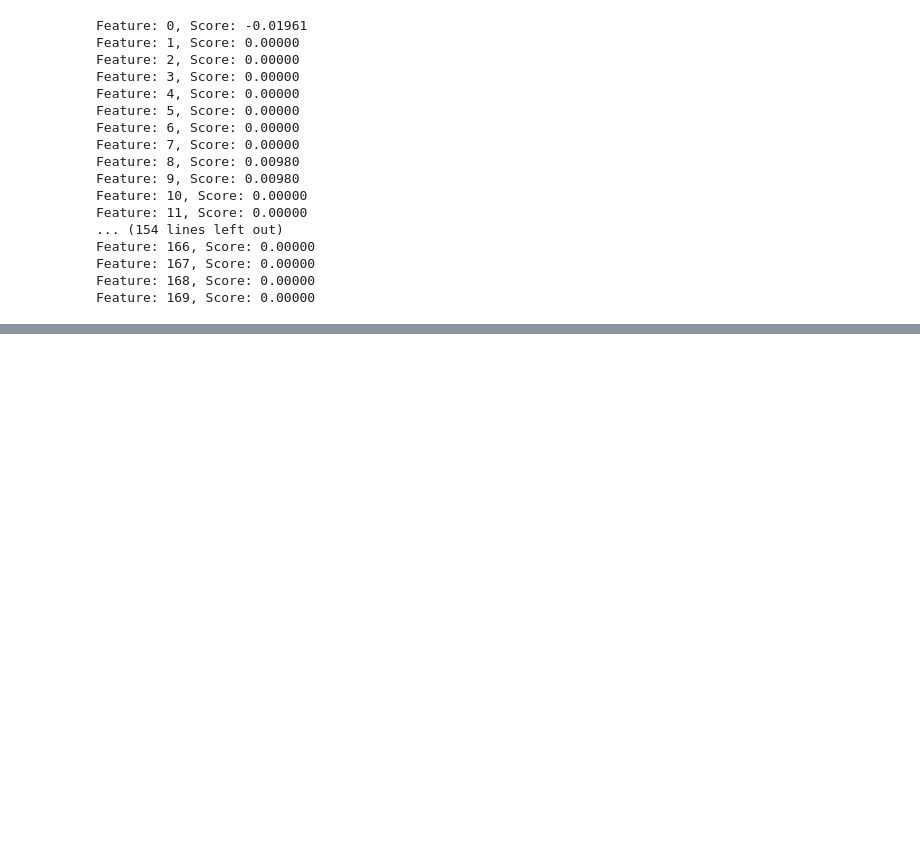
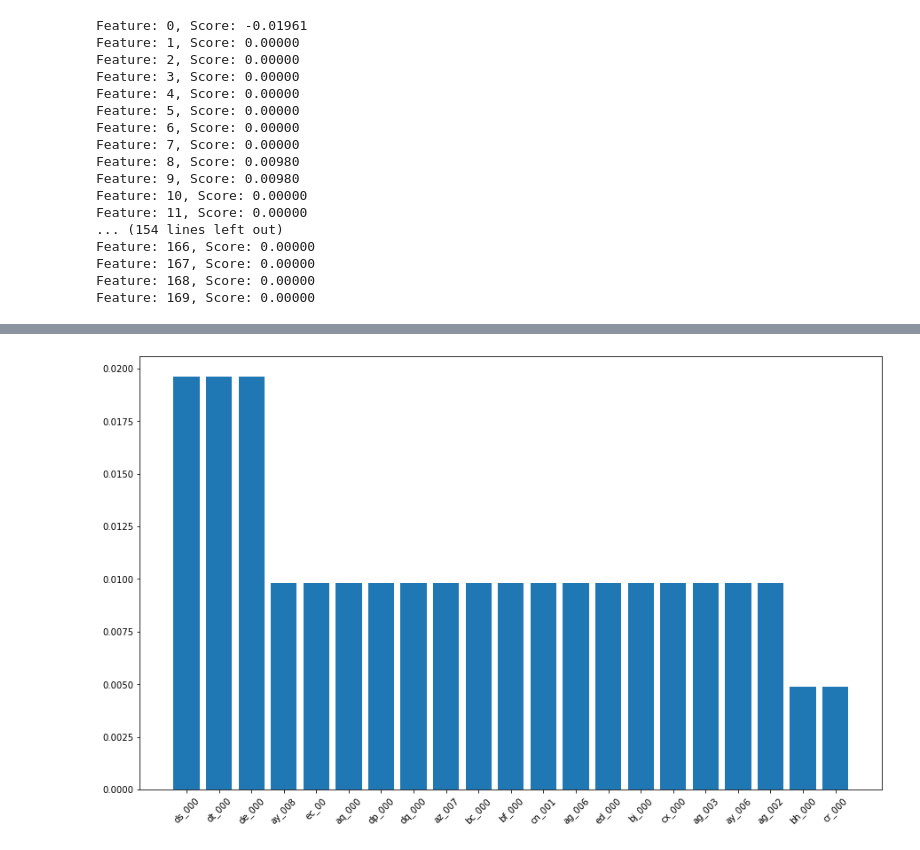
Before and after one commit to jaycee-ds/APS_failure-Scania_trucks, a Jupyter notebook: APS Failure - Modelling.ipynb, the cells around one changed output, grey strips where cells are left out. Saved outputs shown, nothing was run; the diff lists cells and outputs as text; code cells hidden in the pictures; blank space fills up the shorter version.

```diff
--- a/APS Failure - Modelling.ipynb
+++ b/APS Failure - Modelling.ipynb
@@ -469,0 +427,4 @@ for i, v in enumerate(np.sort(importance)):
+# %%
+series_importance = pd.Series(importance, index=X_test.columns)
+sorted_importance = series_importance.sort_values(ascending=False)
+sorted_importance
@@ -469,0 +444,8 @@ for i, v in enumerate(np.sort(importance)):
+# %%
+# plot feature importance
+plt.figure(figsize=(15,9))
+plt.bar(sorted_importance[sorted_importance > 0].index, sorted_importance[sorted_importance > 0])
+plt.xticks(rotation=45)
+plt.show()
+# %% [output]
+[figure, added]
```
Also changed, not shown: parts of 8 cells of this notebook, 1 other file.
